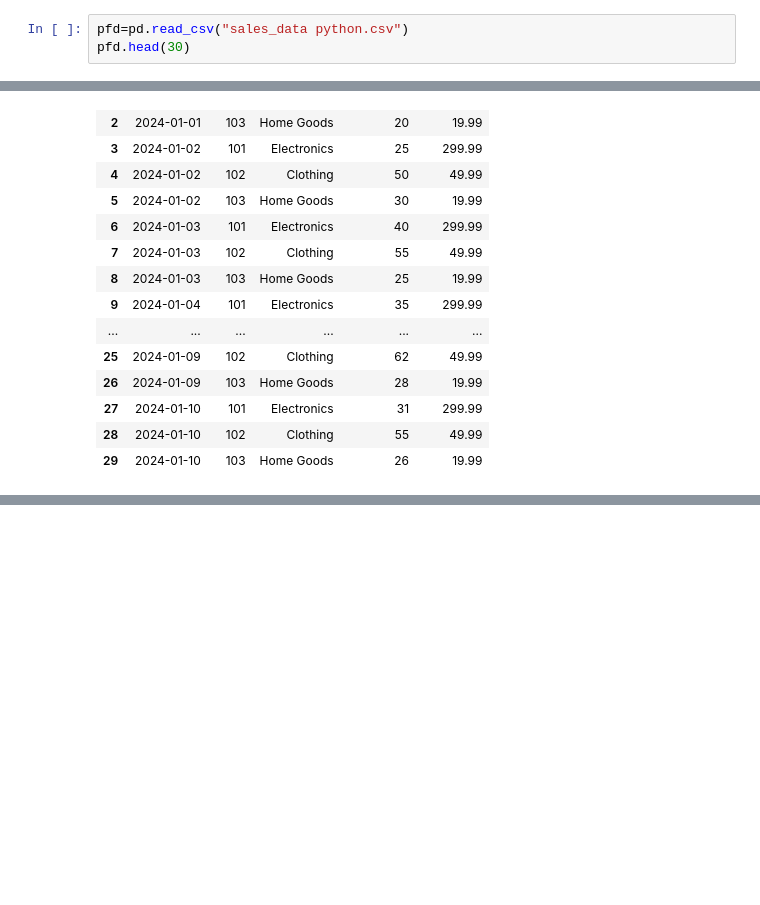
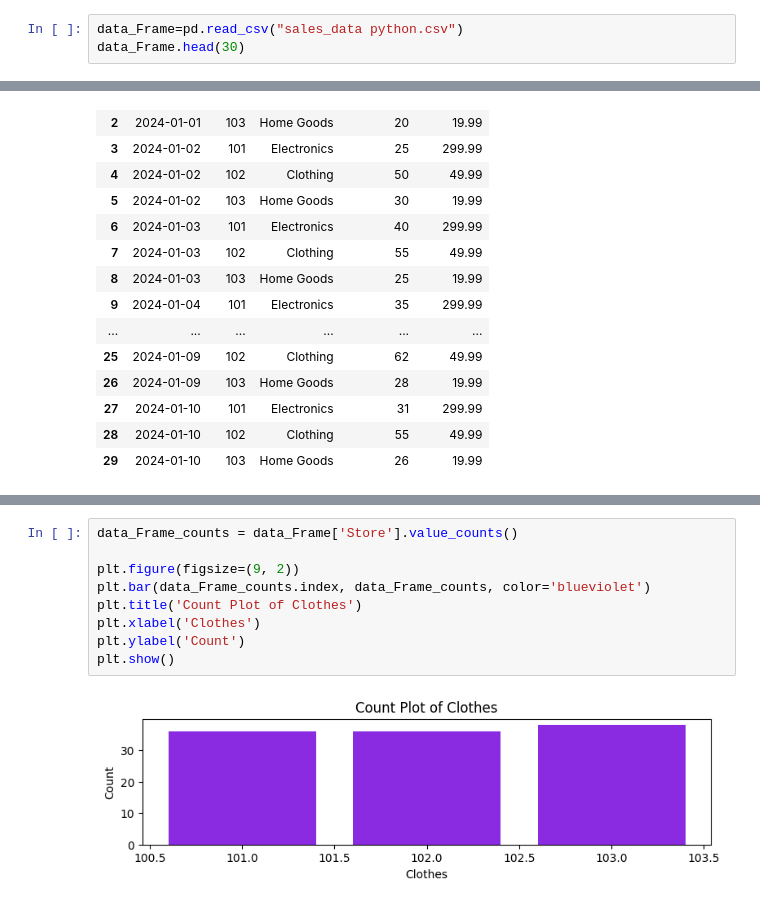
Before and after one commit to nicoherza-pascu/Club_IA-2, a Jupyter notebook: data.ipynb, the cells around one changed output, grey strips where cells are left out. Saved outputs shown, nothing was run; the diff lists cells and outputs as text; blank space fills up the shorter version.

```diff
--- a/data.ipynb
+++ b/data.ipynb
@@ -6,8 +6,8 @@ import matplotlib.pyplot as mat
 import numpy as num
 import plotly.express as pdrs
 # %%
-pfd=pd.read_csv("sales_data python.csv")
-pfd.head(30)
+data_Frame=pd.read_csv("sales_data python.csv")
+data_Frame.head(30)
 # %% [output]
 |  | Date | Store | Category | Units_Sold | Unit_Price |
 | 0 | 2024-01-01 | 101 | Electronics | 30 | 299.99 |
@@ -52,0 +75,11 @@ mat.show()
+# %%
+data_Frame_counts = data_Frame['Store'].value_counts()
+
+plt.figure(figsize=(9, 2))
+plt.bar(data_Frame_counts.index, data_Frame_counts, color='blueviolet')
+plt.title('Count Plot of Clothes')
+plt.xlabel('Clothes')
+plt.ylabel('Count')
+plt.show()
+# %% [output]
+[figure, added]
```
Also changed, not shown: parts of 7 cells of this notebook.
